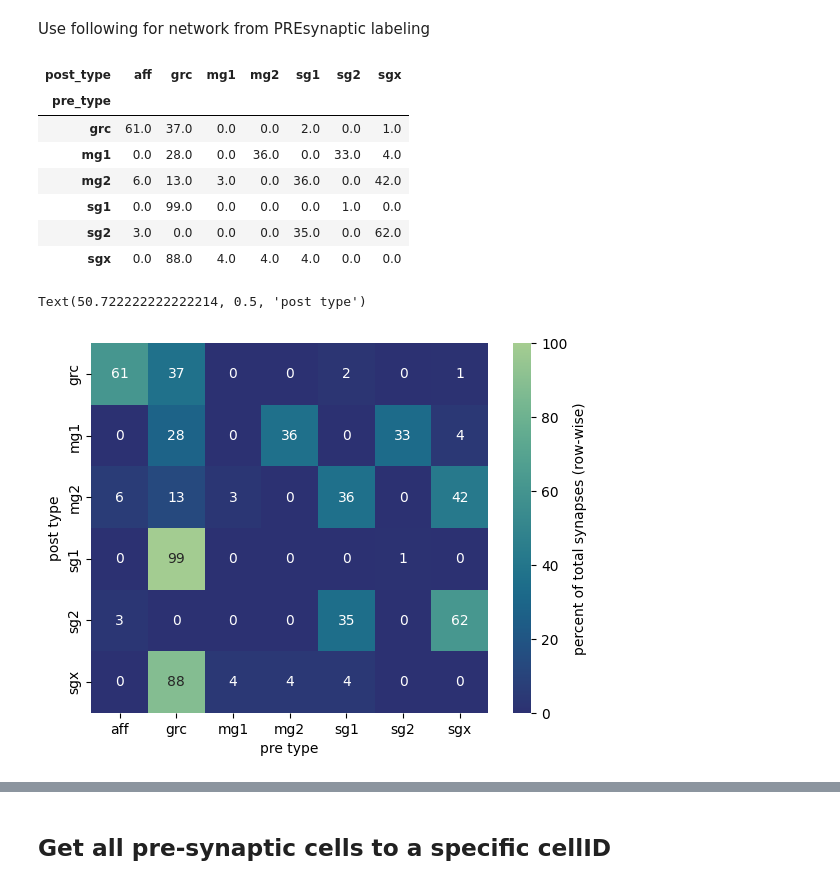
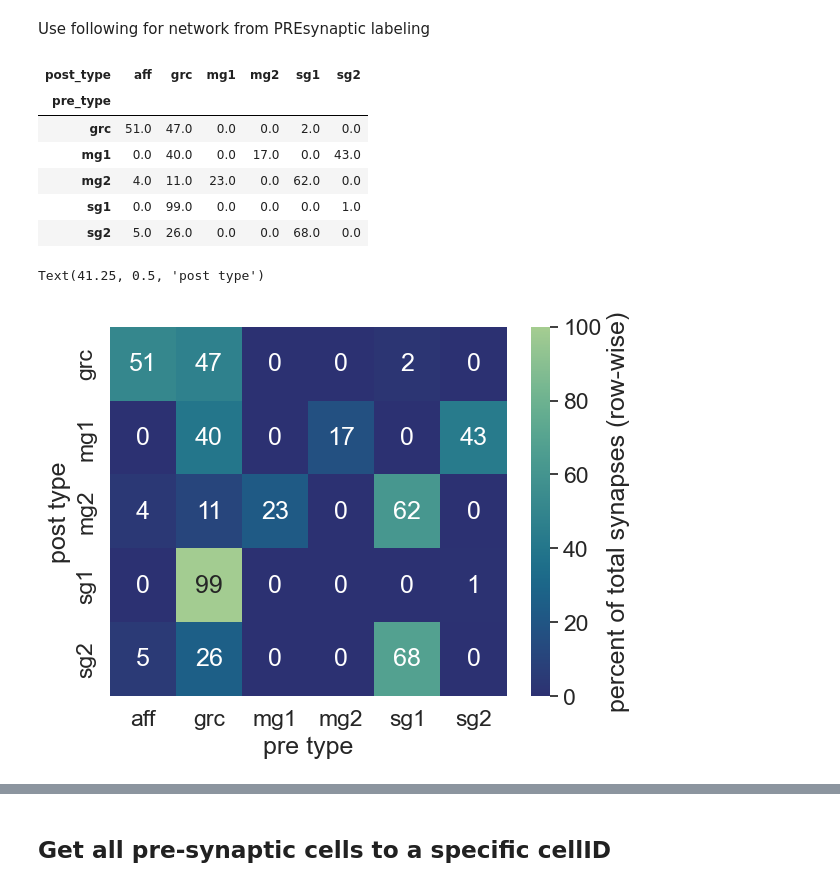
Before and after one commit to neurologic/eCREST, a Jupyter notebook: Network-Analysis.ipynb, the cells around one changed output, grey strips where cells are left out. Saved outputs shown, nothing was run; the diff lists cells and outputs as text; code cells hidden in the pictures.

```diff
--- a/Network-Analysis.ipynb
+++ b/Network-Analysis.ipynb
@@ -198,0 +244,21 @@ df_syn_post = pd.read_csv(savepath / 'df_postsyn.csv')
+# %%
+df_syn = df_syn_post
+syn = 'post-synaptic'
+c_type_check = ['sg1']
+
+df_result = pd.DataFrame(columns = ['id','type','done','todo','ratio'])
+for c in df_syn['pre'].unique():
+
+    if cell_type[str(c)] in c_type_check:
+        c_df = df_syn[df_syn['pre'].isin([c])]
+        cell = ecrest(settings_dict,filepath = nodefiles[str(c)],launch_viewer=False)
+
+        cell_dict = {
+            'id': cell.cell_data['metadata']['main_seg']['base'],
+            'type': cell.get_ctype("manual"),
+            'done': len(c_df),
+            'todo': len(cell.cell_data['end_points'][syn]) - len(c_df),
+            'ratio': len(c_df) / (len(cell.cell_data['end_points'][syn]))
+            }
+
+    df_result = pd.concat([df_result,pd.DataFrame([cell_dict])])
@@ -199,7 +434,7 @@ df_syn_post = pd.read_csv(savepath / 'df_postsyn.csv')
 # %% [markdown]
 ### Edges dataframe
 # %%
-df_edges=df_syn_pre[['pre','post']].value_counts().reset_index(name='weight')
+df_edges=df_syn_post[['pre','post']].value_counts().reset_index(name='weight')
 # %%
 for i,r in df_edges.iterrows():
     df_edges.loc[i,'pre_type']=cell_type[str(df_edges.loc[i,'pre'])]
@@ -746,31 +964,43 @@ Use following for network from PREsynaptic labeling
+# %%
+for i,r in df_edges.iterrows():
+    df_edges.loc[i,'pre_type']=cell_type[str(df_edges.loc[i,'pre'])]
+    df_edges.loc[i,'post_type']=cell_type[str(df_edges.loc[i,'post'])]
+
+# for each unique edge, get the cell-type pair and structure
+# for i,r in df_edges.iterrows():
+#     ell.add_edge(r['pre'],r['post'],weight = r['weight'])#r['weight_norm'])#,structure = r['structure'])
+# %%
+network_types = ['mg1','mg2','lg','lf','sg1','sg2','grc','aff']
+
+df_edges = df_edges[(df_edges['pre_type'].isin(network_types))&(df_edges['post_type'].isin(network_types))]
 # %%
-res = df_edges.groupby(['post_type','pre_type'])[['weight']].sum(numeric_only=True)#.reset_index()
+res = df_edges[(df_edges['pre_type'].isin(network_types))&(df_edges['post_type'].isin(network_types))].groupby(
+    ['post_type','pre_type'])[['weight']].sum(numeric_only=True)#.reset_index()
 
 denom = res.groupby('pre_type')['weight'].sum()
 
 res.weight = np.round(res.weight / denom *100)
 
 # res.reset_index().pivot(index='pre_type', columns='post_type', values='weight').fillna(0)
 
 display(res.reset_index().pivot(index='pre_type', columns='post_type', values='weight').fillna(0))
 
 ax = sns.heatmap(res.reset_index().pivot(index='pre_type', columns='post_type', values='weight').fillna(0),
             annot=True,cmap="crest_r",vmin=0,vmax=100,
            cbar_kws={'label': 'percent of total synapses (row-wise)'})
 
 ax.set_xlabel('pre type')
 ax.set_ylabel('post type')
 # %% [output]
-| post_type | aff | grc | mg1 | mg2 | sg1 | sg2 | sgx |
-| pre_type |  |  |  |  |  |  |  |
-| grc | 61.0 | 37.0 | 0.0 | 0.0 | 2.0 | 0.0 | 1.0 |
-| mg1 | 0.0 | 28.0 | 0.0 | 36.0 | 0.0 | 33.0 | 4.0 |
-| mg2 | 6.0 | 13.0 | 3.0 | 0.0 | 36.0 | 0.0 | 42.0 |
-| sg1 | 0.0 | 99.0 | 0.0 | 0.0 | 0.0 | 1.0 | 0.0 |
-| sg2 | 3.0 | 0.0 | 0.0 | 0.0 | 35.0 | 0.0 | 62.0 |
-| sgx | 0.0 | 88.0 | 4.0 | 4.0 | 4.0 | 0.0 | 0.0 |
+| post_type | aff | grc | mg1 | mg2 | sg1 | sg2 |
+| pre_type |  |  |  |  |  |  |
+| grc | 51.0 | 47.0 | 0.0 | 0.0 | 2.0 | 0.0 |
+| mg1 | 0.0 | 40.0 | 0.0 | 17.0 | 0.0 | 43.0 |
+| mg2 | 4.0 | 11.0 | 23.0 | 0.0 | 62.0 | 0.0 |
+| sg1 | 0.0 | 99.0 | 0.0 | 0.0 | 0.0 | 1.0 |
+| sg2 | 5.0 | 26.0 | 0.0 | 0.0 | 68.0 | 0.0 |
-Text(50.722222222222214, 0.5, 'post type')
+Text(41.25, 0.5, 'post type')
-[figure, old version]
+[figure, new version]
 # %%
 palette ={"lg": "#ff0000", "lf": "#0000ff", "mg1": "#fd9400", "mg2": "#9934ff", "sg1":"#ffff00", "sg2":"#ff33cc", "sgx":"#a6a6a6", "grc":"#000000", "aff":"#000000"}
 sns.set(font_scale=1.5)
```
Also changed, not shown: parts of 80 cells of this notebook, 2 other files.
